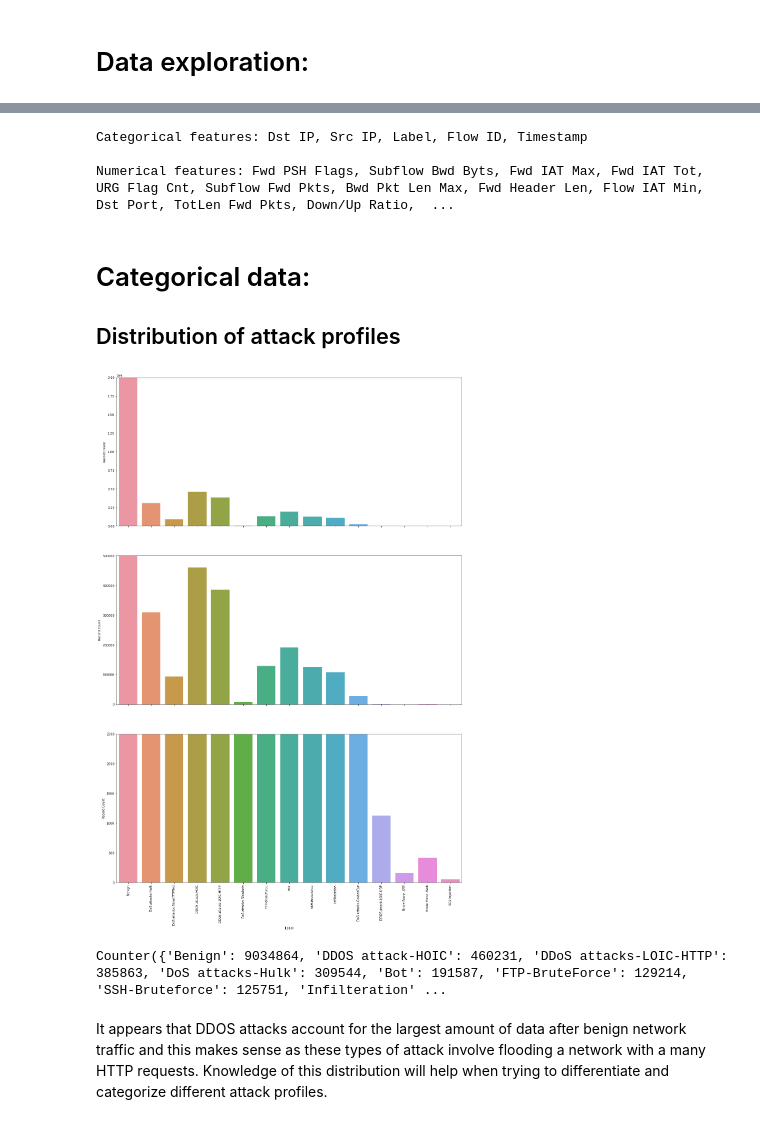
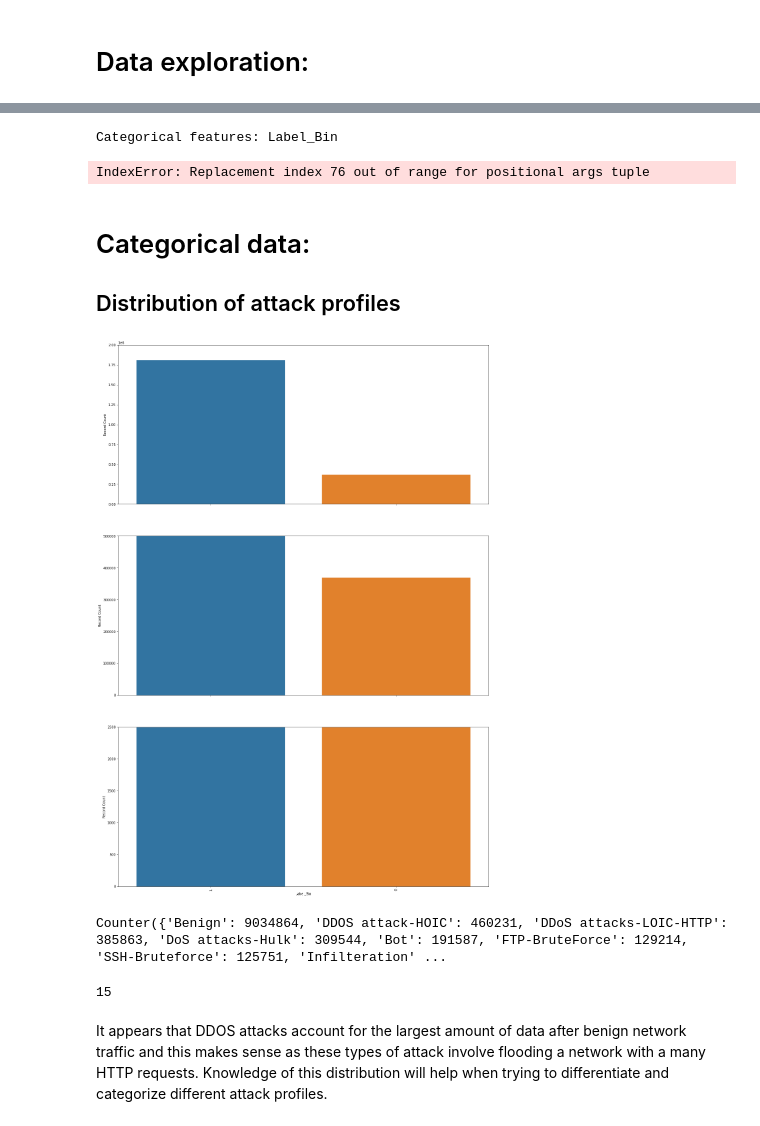
Before and after one commit to ogradyso/Machine-Learning-Network-Intrusion-Detection, a Jupyter notebook: IntrusionDetection.ipynb, the cells around one changed output, grey strips where cells are left out. Cells and saved outputs as stored; diff of their text form; code cells hidden in the pictures.

```diff
--- a/IntrusionDetection.ipynb
+++ b/IntrusionDetection.ipynb
@@ -112,30 +172,31 @@ def plot_multiple_limits(x_label, dataset, plot_type, limit_list, hue_label='',
 # %%
-all_features = X_train.columns
+all_features = X_viz.columns
 
-numerical_features = X_train._get_numeric_data().columns
+numerical_features = X_viz._get_numeric_data().columns
 
 categorical_features = list(set(all_features) - set(numerical_features))
-print("Categorical features: {}, {}, {}, {}, {}\n".format(*categorical_features))
+print("Categorical features: {} \n".format(*categorical_features))
 print("Numerical features: {}, {}, {}, {}, {}, {}, {}, {}, {}, {}, {}, {}, {}, {}, {}, {}, {}, {}, {}, {}, {}, {}, {}, {}, {}, {},{}, {}, {}, {}, {},{}, {}, {}, {}, {},{}, {}, {}, {}, {},{}, {}, {}, {}, {},{}, {}, {}, {}, {}, {}, {}, {}, {}, {},{}, {}, {}, {}, {},{}, {}, {}, {}, {}, {}, {}, {}, {}, {}, {}, {}, {}, {}, {}, {}, {}, {}".format(*set(numerical_features)))
 # %% [output]
-Categorical features: Dst IP, Src IP, Label, Flow ID, Timestamp
-
-Numerical features: Fwd PSH Flags, Subflow Bwd Byts, Fwd IAT Max, Fwd IAT Tot, URG Flag Cnt, Subflow Fwd Pkts, Bwd Pkt Len Max, Fwd Header Len, Flow IAT Min, Dst Port, TotLen Fwd Pkts, Down/Up Ratio,  ...
+Categorical features: Label_Bin
+IndexError: Replacement index 76 out of range for positional args tuple
 # %% [markdown]
 # Categorical data:
 
 ## Distribution of attack profiles
 # %%
-plot_multiple_limits('Label', X_train, sns.countplot, [2000000, 500000, 2500])
+plot_multiple_limits('Label_Bin', X_viz, sns.countplot, [2000000, 500000, 2500])
 # %% [output]
-[figure, old version]
+[figure, new version]
 # %%
 from collections import Counter
 y = y_train.squeeze()
 counter = Counter(y.tolist())
 print(counter)
+len(counter)
 # %% [output]
 Counter({'Benign': 9034864, 'DDOS attack-HOIC': 460231, 'DDoS attacks-LOIC-HTTP': 385863, 'DoS attacks-Hulk': 309544, 'Bot': 191587, 'FTP-BruteForce': 129214, 'SSH-Bruteforce': 125751, 'Infilteration' ...
+15
 # %% [markdown]
 It appears that DDOS attacks account for the largest amount of data after benign network traffic and this makes sense as these types of attack involve flooding a network with a many HTTP requests. Knowledge of this distribution will help when trying to differentiate and categorize different attack profiles.
 # %% [markdown]
```
Also changed, not shown: parts of 25 cells of this notebook, 5 other files.
